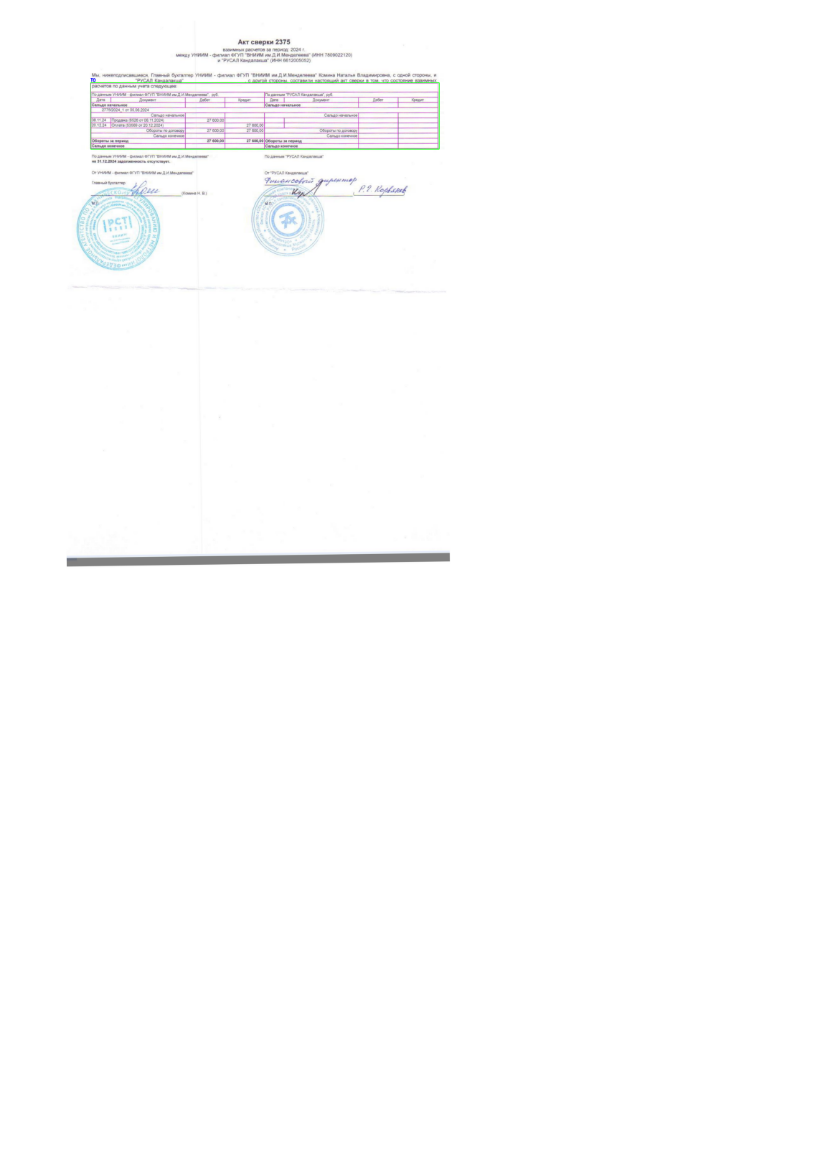
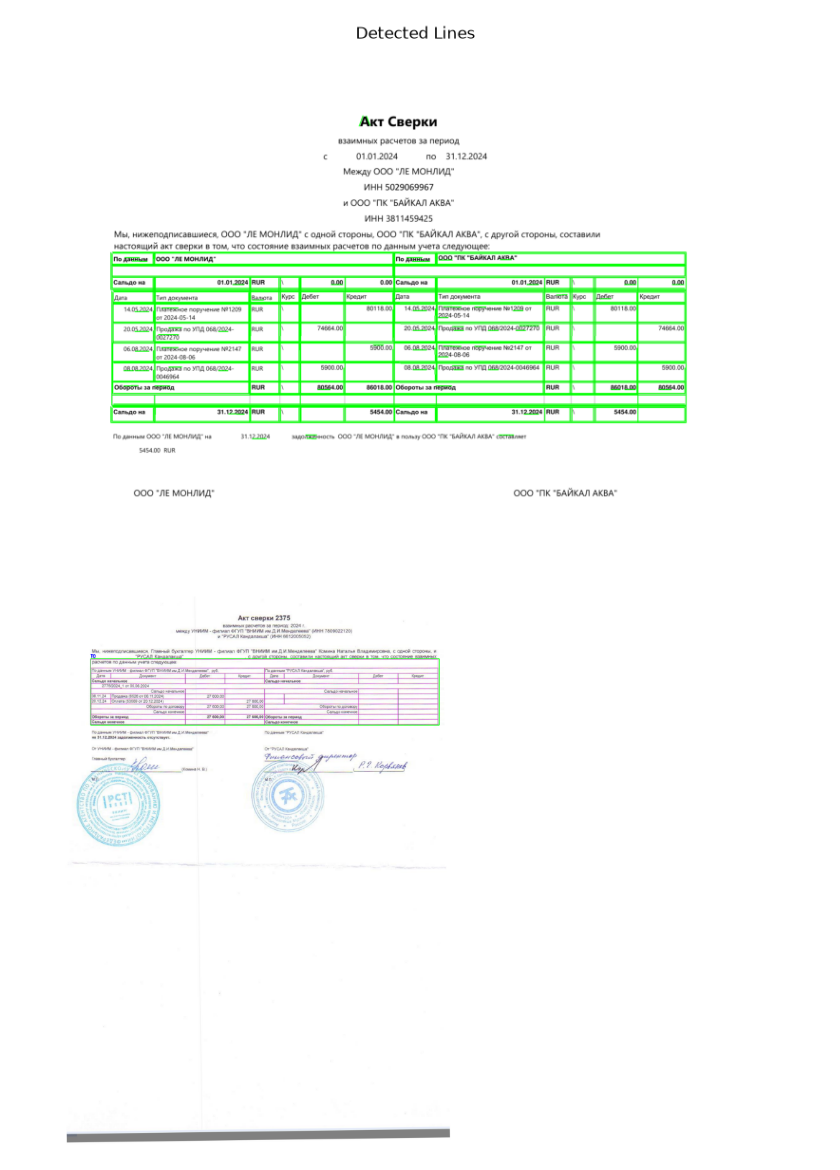
Before and after one commit to SergeyKrasnoslobodtsev/recon_vision, a Jupyter notebook: notebooks/test_table_detector.ipynb, the cells around one changed output. Cells and saved outputs as stored; diff of their text form; code cells hidden in the pictures; blank space fills up the shorter version.

```diff
--- a/notebooks/test_table_detector.ipynb
+++ b/notebooks/test_table_detector.ipynb
@@ -125,0 +104,21 @@ plt.show()
+# %%
+lines = cv2.ximgproc.createFastLineDetector(
+    length_threshold=30,
+    distance_threshold=1.414,
+    canny_th1=50, canny_th2=50, canny_aperture_size=3, do_merge=True,
+).detect(sobel_edges)
+
+dbg_draw_lines = img.copy()
+
+for line in lines:
+    x1, y1, x2, y2 = line[0]
+    cv2.line(dbg_draw_lines, (int(x1), int(y1)), (int(x2), int(y2)), (0, 255, 0), 2)
+
+
+plt.figure(figsize=(10, 10))
+plt.imshow(dbg_draw_lines)
+plt.title("Detected Lines")
+plt.axis("off")
+plt.show()
+# %% [output]
+[figure, added]
```
Also changed, not shown: parts of 6 cells of this notebook, 2 other files.
